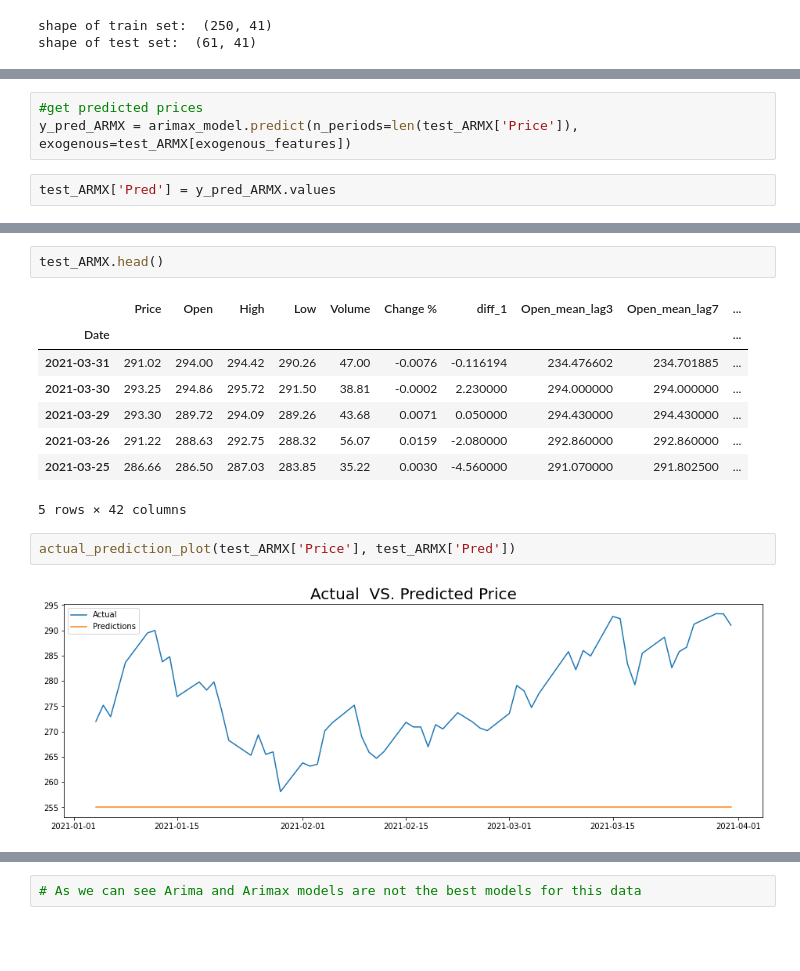
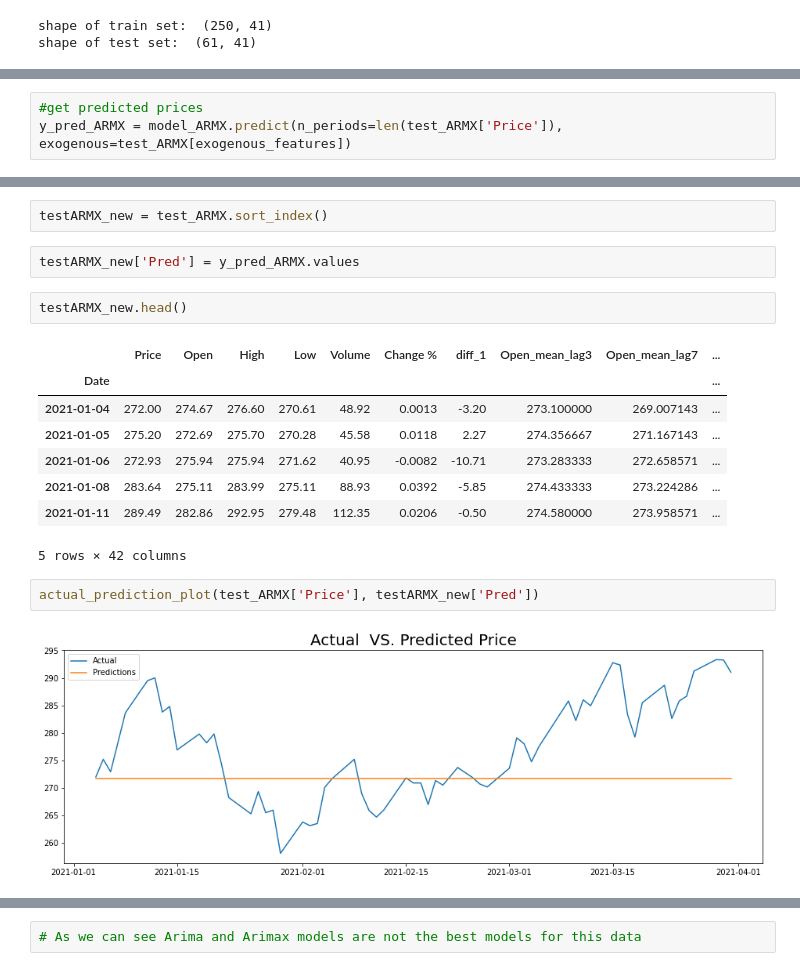
Before and after one commit to vidya2901/6xaaiwlajue4FqST, a Jupyter notebook: ValueInvestor-Stockmarket-Forecasting-Copy1.ipynb, the cells around one changed output, grey strips where cells are left out. Saved outputs shown, nothing was run; the diff lists cells and outputs as text; blank space fills up the shorter version.

```diff
--- a/ValueInvestor-Stockmarket-Forecasting-Copy1.ipynb
+++ b/ValueInvestor-Stockmarket-Forecasting-Copy1.ipynb
@@ -541,5 +610,3 @@ ARIMA(order=(0, 1, 0), scoring_args={}, suppress_warnings=True,
 # %%
 #get predicted prices
-y_pred_ARMX = arimax_model.predict(n_periods=len(test_ARMX['Price']), exogenous=test_ARMX[exogenous_features])
+y_pred_ARMX = model_ARMX.predict(n_periods=len(test_ARMX['Price']), exogenous=test_ARMX[exogenous_features])
-# %%
-test_ARMX['Pred'] = y_pred_ARMX.values
@@ -546,18 +628,22 @@ test_ARMX['Pred'] = y_pred_ARMX.values
+# %%
+testARMX_new = test_ARMX.sort_index()
+# %%
+testARMX_new['Pred'] = y_pred_ARMX.values
 # %%
-test_ARMX.head()
+testARMX_new.head()
 # %% [output]
 |  | Price | Open | High | Low | Volume | Change % | diff_1 | Open_mean_lag3 | Open_mean_lag7 | ... |
 | Date |  |  |  |  |  |  |  |  |  | ... |
-| 2021-03-31 | 291.02 | 294.00 | 294.42 | 290.26 | 47.00 | -0.0076 | -0.116194 | 234.476602 | 234.701885 | ... |
-| 2021-03-30 | 293.25 | 294.86 | 295.72 | 291.50 | 38.81 | -0.0002 | 2.230000 | 294.000000 | 294.000000 | ... |
-| 2021-03-29 | 293.30 | 289.72 | 294.09 | 289.26 | 43.68 | 0.0071 | 0.050000 | 294.430000 | 294.430000 | ... |
-| 2021-03-26 | 291.22 | 288.63 | 292.75 | 288.32 | 56.07 | 0.0159 | -2.080000 | 292.860000 | 292.860000 | ... |
-| 2021-03-25 | 286.66 | 286.50 | 287.03 | 283.85 | 35.22 | 0.0030 | -4.560000 | 291.070000 | 291.802500 | ... |
+| 2021-01-04 | 272.00 | 274.67 | 276.60 | 270.61 | 48.92 | 0.0013 | -3.20 | 273.100000 | 269.007143 | ... |
+| 2021-01-05 | 275.20 | 272.69 | 275.70 | 270.28 | 45.58 | 0.0118 | 2.27 | 274.356667 | 271.167143 | ... |
+| 2021-01-06 | 272.93 | 275.94 | 275.94 | 271.62 | 40.95 | -0.0082 | -10.71 | 273.283333 | 272.658571 | ... |
+| 2021-01-08 | 283.64 | 275.11 | 283.99 | 275.11 | 88.93 | 0.0392 | -5.85 | 274.433333 | 273.224286 | ... |
+| 2021-01-11 | 289.49 | 282.86 | 292.95 | 279.48 | 112.35 | 0.0206 | -0.50 | 274.580000 | 273.958571 | ... |
 5 rows × 42 columns
 # %%
-actual_prediction_plot(test_ARMX['Price'], test_ARMX['Pred'])
+actual_prediction_plot(test_ARMX['Price'], testARMX_new['Pred'])
 # %% [output]
-[figure, old version]
+[figure, new version]
 # %%
 mse = mean_squared_error(test_ARMX['Price'], test_ARMX['Pred'])
 print('MSE: '+str(mse))
```
Also changed, not shown: parts of 57 cells of this notebook.
